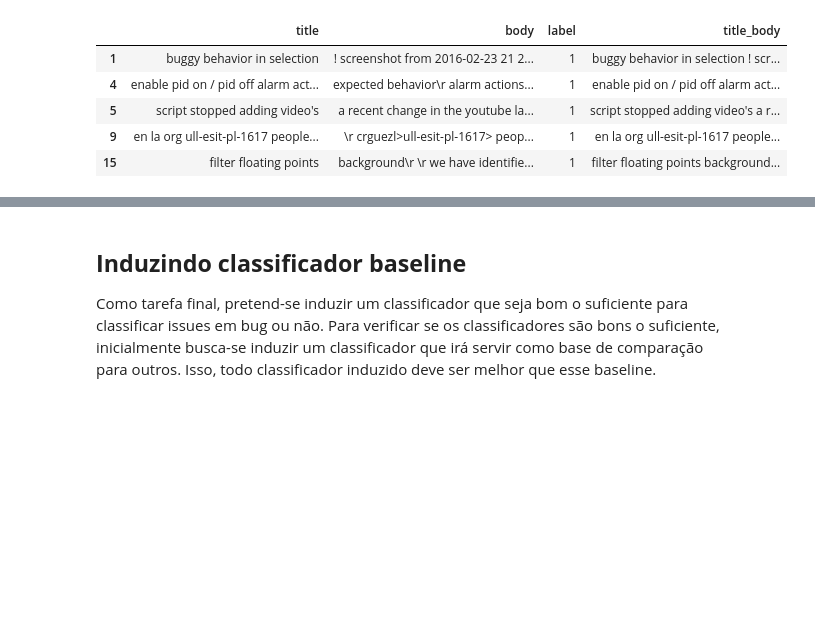
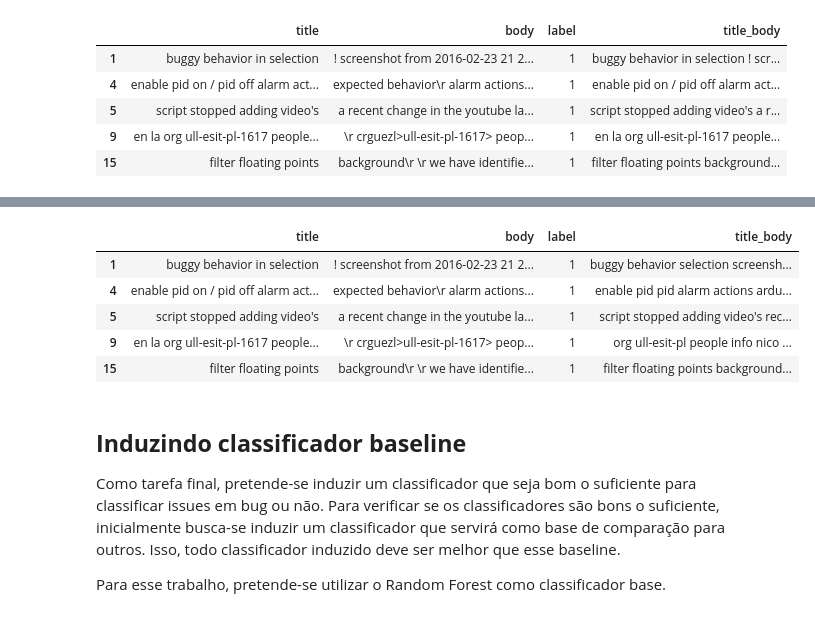
Before and after one commit to warteruzannan/bug-prediction, a Jupyter notebook: bug_predictions_neural_networks.ipynb, the cells around one changed output, grey strips where cells are left out. Cells and saved outputs as stored; diff of their text form; code cells hidden in the pictures; blank space fills up the shorter version.

```diff
--- a/bug_predictions_neural_networks.ipynb
+++ b/bug_predictions_neural_networks.ipynb
@@ -185,0 +206,38 @@ full_train_databset.head()
+# %%
+import nltk
+nltk.download('stopwords')
+from nltk.corpus import stopwords
+
+from nltk.tokenize import TweetTokenizer
+from bs4 import BeautifulSoup
+import re
+
+stop_words = stopwords.words('english')
+
+stopword_list = stopwords.words('english') + ['u','the','us','say','that','he','me','she','get','rt','it','mt','via','not','and','let','so','say','dont','use','you', '','.', '``', '...', '\'s', '--', '-', 'n\'t', '_', '–','&']
+tokenizer = TweetTokenizer()
+
+def remove_extra_text(text):
+  # Removendo html
+  soup = BeautifulSoup(text, "html.parser")
+  text = soup.get_text()
+
+  # Removendo links, new lines, etc
+  text = re.sub('((www\.[^\s]+)|(https?://[^\s]+))','',text)
+  text = re.sub('@[^\s]+','',text)
+  text =  re.sub('(\w+\.){2,}','',text)
+  text = re.sub('[\s]+', ' ', text)
+  text = re.sub('\.(?!$)', '', text)
+  text = re.sub(r'#([^\s]+)', r'\1', text)
+  text = re.sub('\b\w{,2}\b', '', text)
+  text = re.sub(' +', ' ', text)
+
+  # stopwords
+  tokens = tokenizer.tokenize(text)
+  text = ' '.join([tok for tok in tokens if len(tok) > 2 if tok not in stopword_list and not tok.isdigit()])
+
+  return text
+
+full_train_databset['title_body'] = full_train_databset['title_body'].apply(lambda x: remove_extra_text(x))
+full_train_databset.head()
+# %% [output]
@@ -186,4 +246,12 @@ full_train_databset.head()
+|  | title | body | label | title_body |
+| 1 | buggy behavior in selection | ! screenshot from 2016-02-23 21 2... | 1 | buggy behavior selection screensh... |
+| 4 | enable pid on / pid off alarm act... | expected behavior\r alarm actions... | 1 | enable pid pid alarm actions ardu... |
+| 5 | script stopped adding video's | a recent change in the youtube la... | 1 | script stopped adding video's rec... |
+| 9 | en la org ull-esit-pl-1617 people... | \r crguezl>ull-esit-pl-1617> peop... | 1 | org ull-esit-pl people info nico ... |
+| 15 | filter floating points | background\r \r we have identifie... | 1 | filter floating points background... |
 # %% [markdown]
 ## **Induzindo classificador baseline**
 
-Como tarefa final, pretend-se induzir um classificador que seja bom o suficiente para classificar issues em bug ou não. Para verificar se os classificadores são bons o suficiente, inicialmente busca-se induzir um classificador que irá servir como base de comparação para outros. Isso, todo classificador induzido deve ser melhor que esse baseline.
+Como tarefa final, pretende-se induzir um classificador que seja bom o suficiente para classificar issues em bug ou não. Para verificar se os classificadores são bons o suficiente, inicialmente busca-se induzir um classificador que servirá como base de comparação para outros. Isso, todo classificador induzido deve ser melhor que esse baseline.
+
+Para esse trabalho, pretende-se utilizar o Random Forest como classificador base.
```
Also changed, not shown: parts of 32 cells of this notebook, 2 other files.
